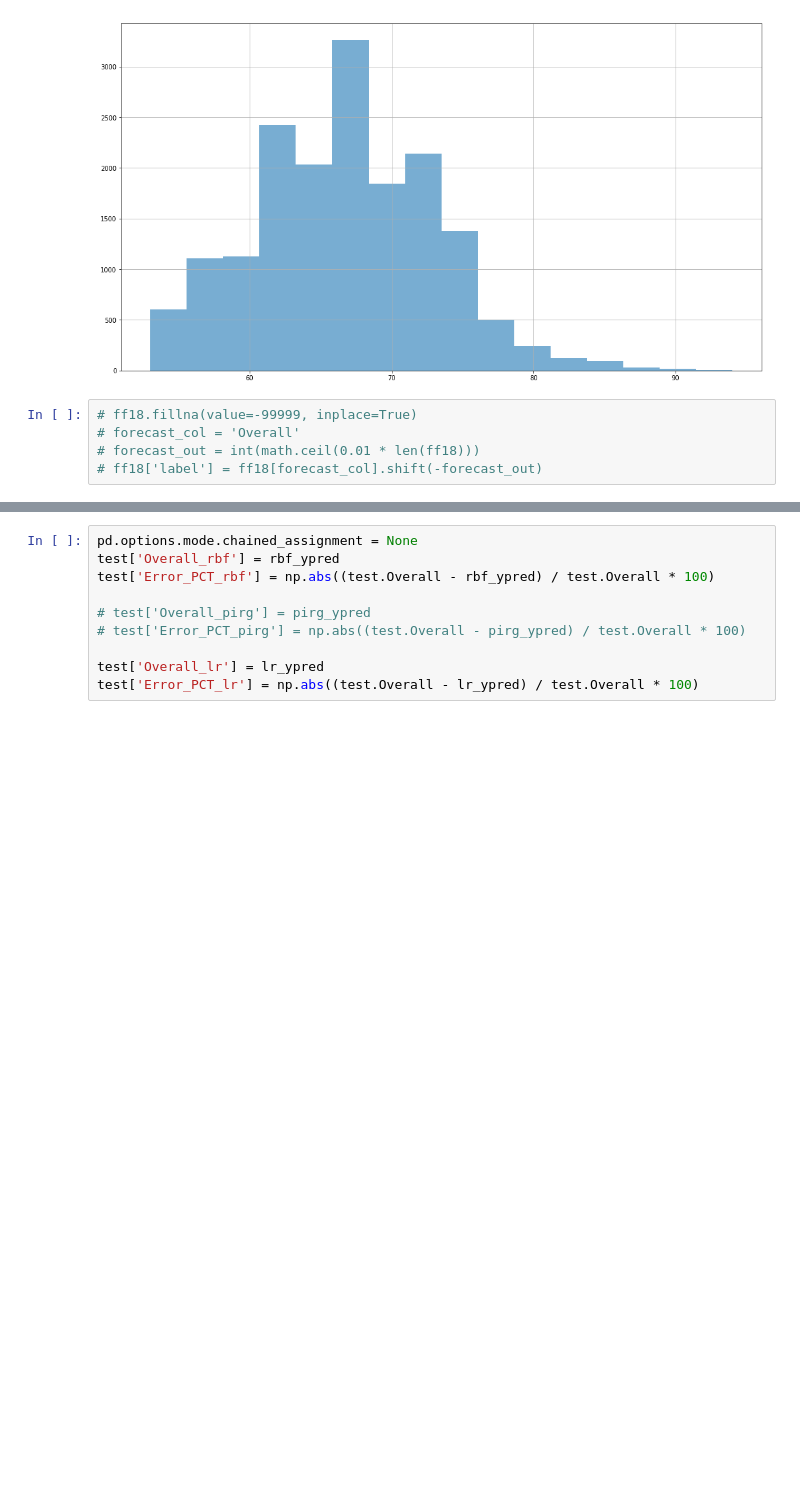
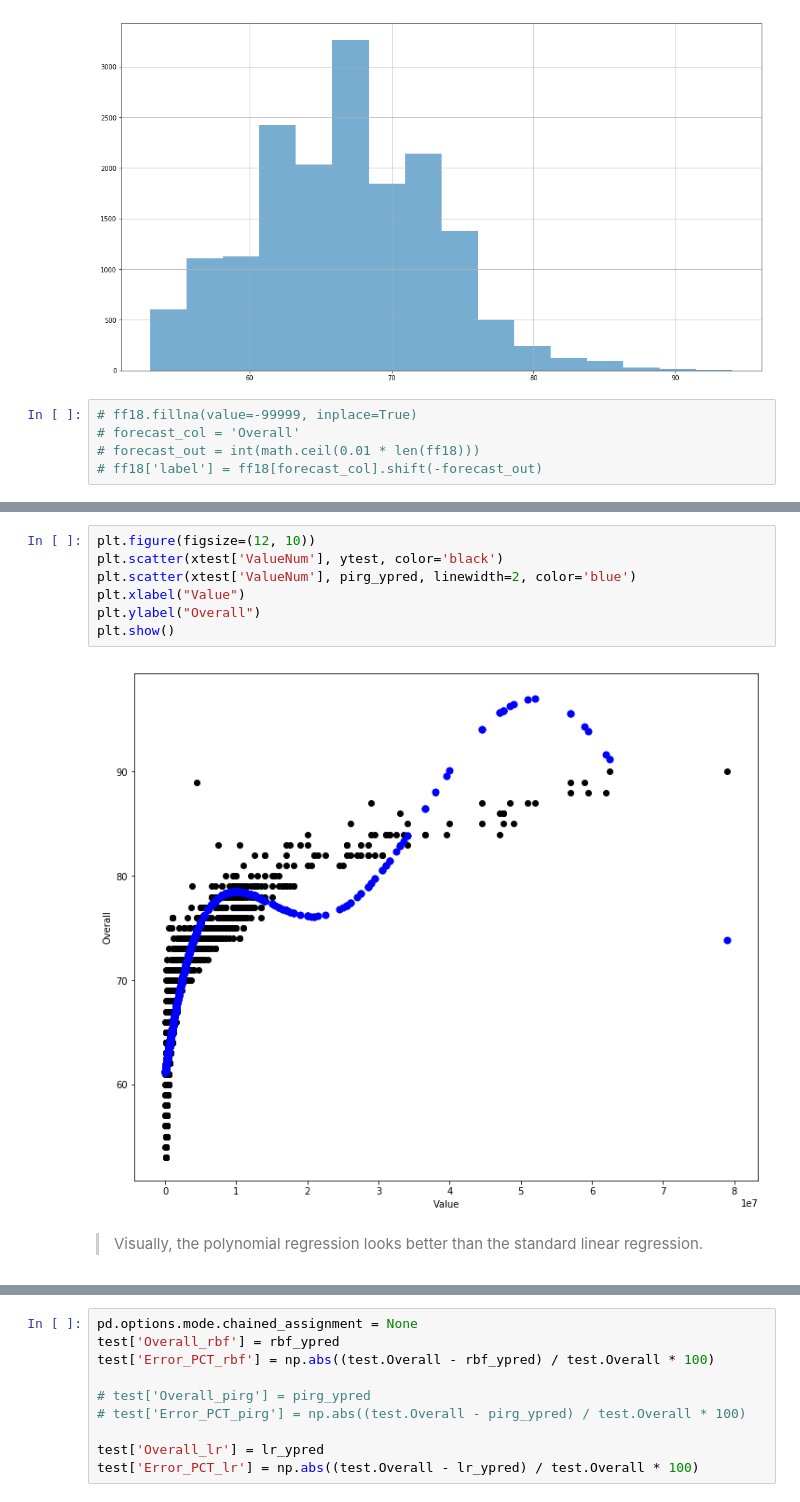
Before and after one commit to saidsef/ff18, a Jupyter notebook: ff18-ml.ipynb, the cells around one changed output, grey strips where cells are left out. Drawn from its saved outputs; the diff is of its cells as text; blank space fills up the shorter version.

```diff
--- a/ff18-ml.ipynb
+++ b/ff18-ml.ipynb
@@ -159,3 +176,14 @@ Variance core: -7.58
+# %%
+plt.figure(figsize=(12, 10))
+plt.scatter(xtest['ValueNum'], ytest, color='black')
+plt.scatter(xtest['ValueNum'], pirg_ypred, linewidth=2, color='blue')
+plt.xlabel("Value")
+plt.ylabel("Overall")
+plt.show()
+# %% [output]
+[figure, added]
+# %% [markdown]
+>Visually, the polynomial regression looks better than the standard linear regression.
 # %%
 # Support Vector Regression - RBF (radial basis function)
 # Be patient this might take few minutes ;)
```
Also changed, not shown: parts of 9 cells of this notebook.
